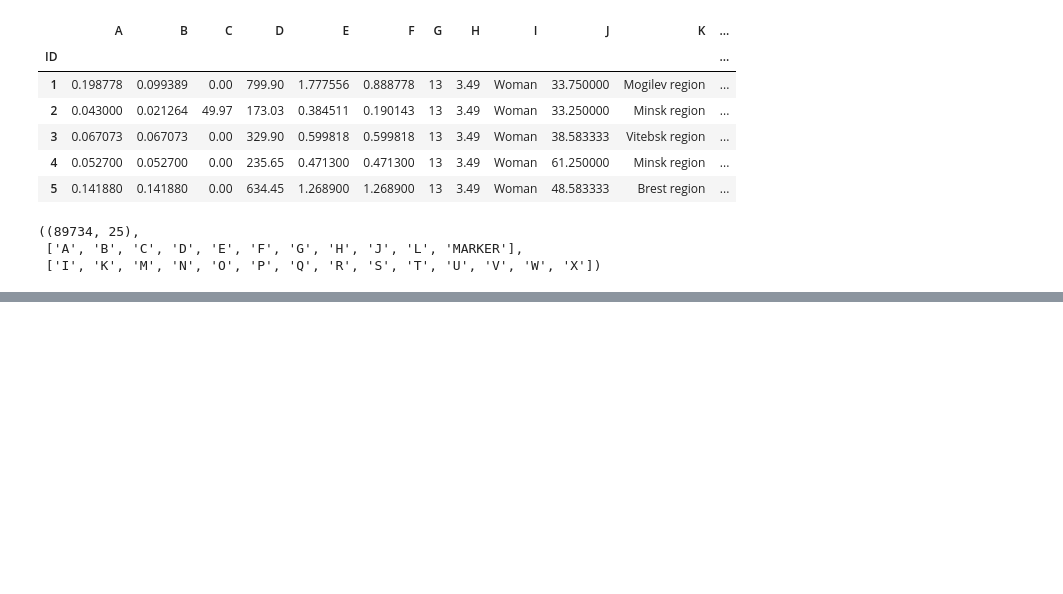
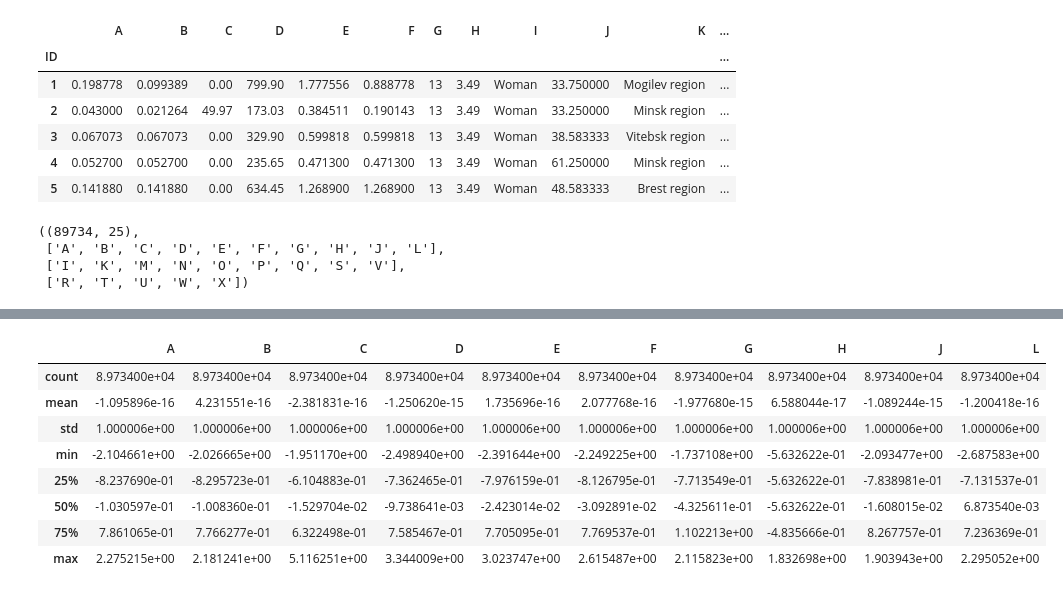
Before and after one commit to lookafterh1m/imbalanced-binary-classification, a Jupyter notebook: task.ipynb, the cells around one changed output, grey strips where cells are left out. Saved outputs shown, nothing was run; the diff lists cells and outputs as text; code cells hidden in the pictures; blank space fills up the shorter version.

```diff
--- a/task.ipynb
+++ b/task.ipynb
@@ -18,16 +18,20 @@ df.head()
 # %%
 num_features = []
 cat_features = []
-for col in df.columns:
-    if df[col].dtype == 'object':
+bool_features = []
+for col in df.columns[:-1]:
+    if df[col].nunique() == 2 and df[col].dtype == 'object' and col != 'I':
+        bool_features.append(col)
+    elif df[col].dtype == 'object':
         cat_features.append(col)
     else:
         num_features.append(col)
-df.shape, num_features, cat_features
+df.shape, num_features, cat_features, bool_features
 # %% [output]
 ((89734, 25),
- ['A', 'B', 'C', 'D', 'E', 'F', 'G', 'H', 'J', 'L', 'MARKER'],
- ['I', 'K', 'M', 'N', 'O', 'P', 'Q', 'R', 'S', 'T', 'U', 'V', 'W', 'X'])
+ ['A', 'B', 'C', 'D', 'E', 'F', 'G', 'H', 'J', 'L'],
+ ['I', 'K', 'M', 'N', 'O', 'P', 'Q', 'S', 'V'],
+ ['R', 'T', 'U', 'W', 'X'])
 # %%
 df.describe()
 # %% [output]
@@ -42,0 +53,12 @@ df.describe()
+# %%
+scaled.describe()
+# %% [output]
+|  | A | B | C | D | E | F | G | H | J | L |
+| count | 8.973400e+04 | 8.973400e+04 | 8.973400e+04 | 8.973400e+04 | 8.973400e+04 | 8.973400e+04 | 8.973400e+04 | 8.973400e+04 | 8.973400e+04 | 8.973400e+04 |
+| mean | -1.095896e-16 | 4.231551e-16 | -2.381831e-16 | -1.250620e-15 | 1.735696e-16 | 2.077768e-16 | -1.977680e-15 | 6.588044e-17 | -1.089244e-15 | -1.200418e-16 |
+| std | 1.000006e+00 | 1.000006e+00 | 1.000006e+00 | 1.000006e+00 | 1.000006e+00 | 1.000006e+00 | 1.000006e+00 | 1.000006e+00 | 1.000006e+00 | 1.000006e+00 |
+| min | -2.104661e+00 | -2.026665e+00 | -1.951170e+00 | -2.498940e+00 | -2.391644e+00 | -2.249225e+00 | -1.737108e+00 | -5.632622e-01 | -2.093477e+00 | -2.687583e+00 |
+| 25% | -8.237690e-01 | -8.295723e-01 | -6.104883e-01 | -7.362465e-01 | -7.976159e-01 | -8.126795e-01 | -7.713549e-01 | -5.632622e-01 | -7.838981e-01 | -7.131537e-01 |
+| 50% | -1.030597e-01 | -1.008360e-01 | -1.529704e-02 | -9.738641e-03 | -2.423014e-02 | -3.092891e-02 | -4.325611e-01 | -5.632622e-01 | -1.608015e-02 | 6.873540e-03 |
+| 75% | 7.861065e-01 | 7.766277e-01 | 6.322498e-01 | 7.585467e-01 | 7.705095e-01 | 7.769537e-01 | 1.102213e+00 | -4.835666e-01 | 8.267757e-01 | 7.236369e-01 |
+| max | 2.275215e+00 | 2.181241e+00 | 5.116251e+00 | 3.344009e+00 | 3.023747e+00 | 2.615487e+00 | 2.115823e+00 | 1.832698e+00 | 1.903943e+00 | 2.295052e+00 |
```
Also changed, not shown: parts of 11 cells of this notebook.
